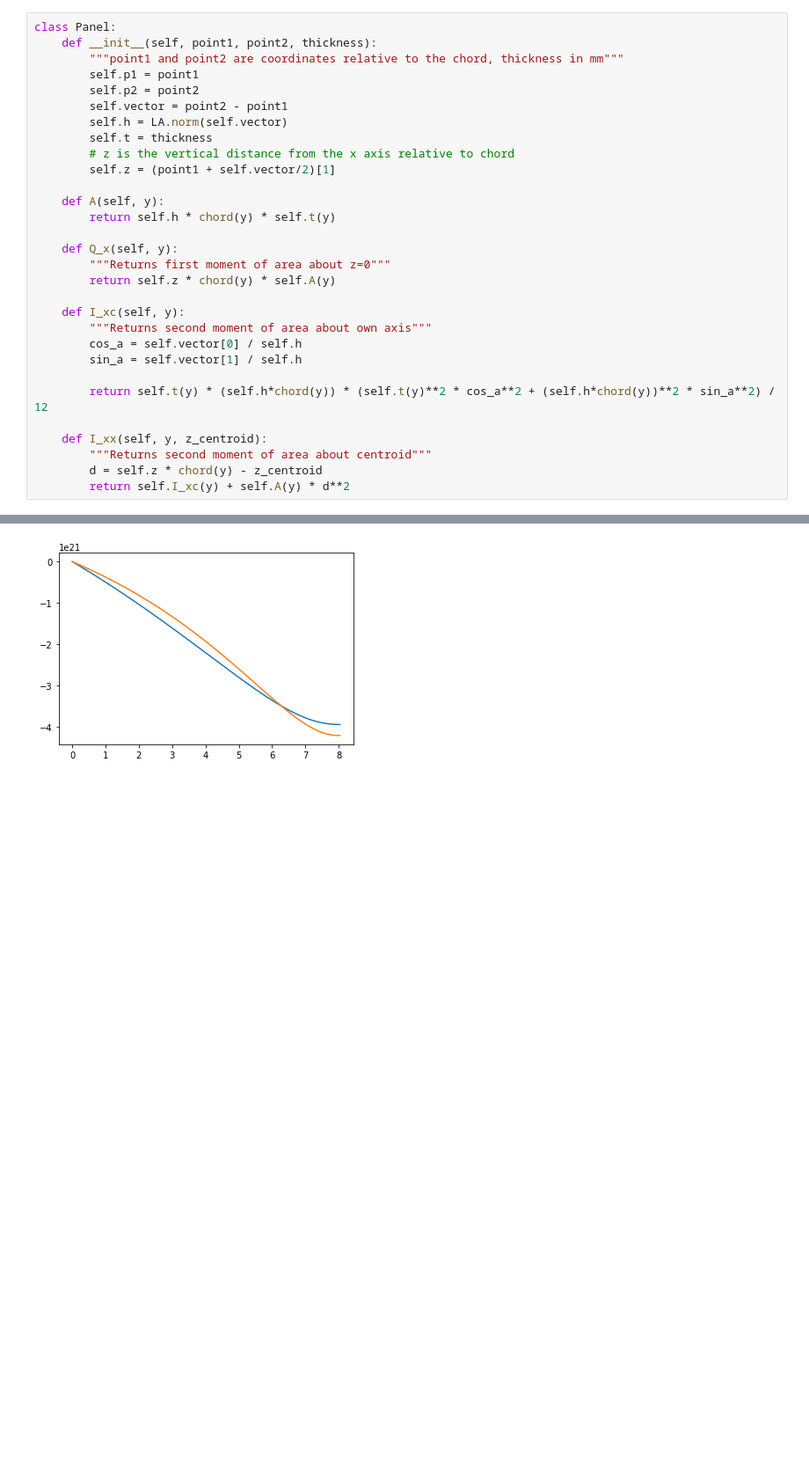
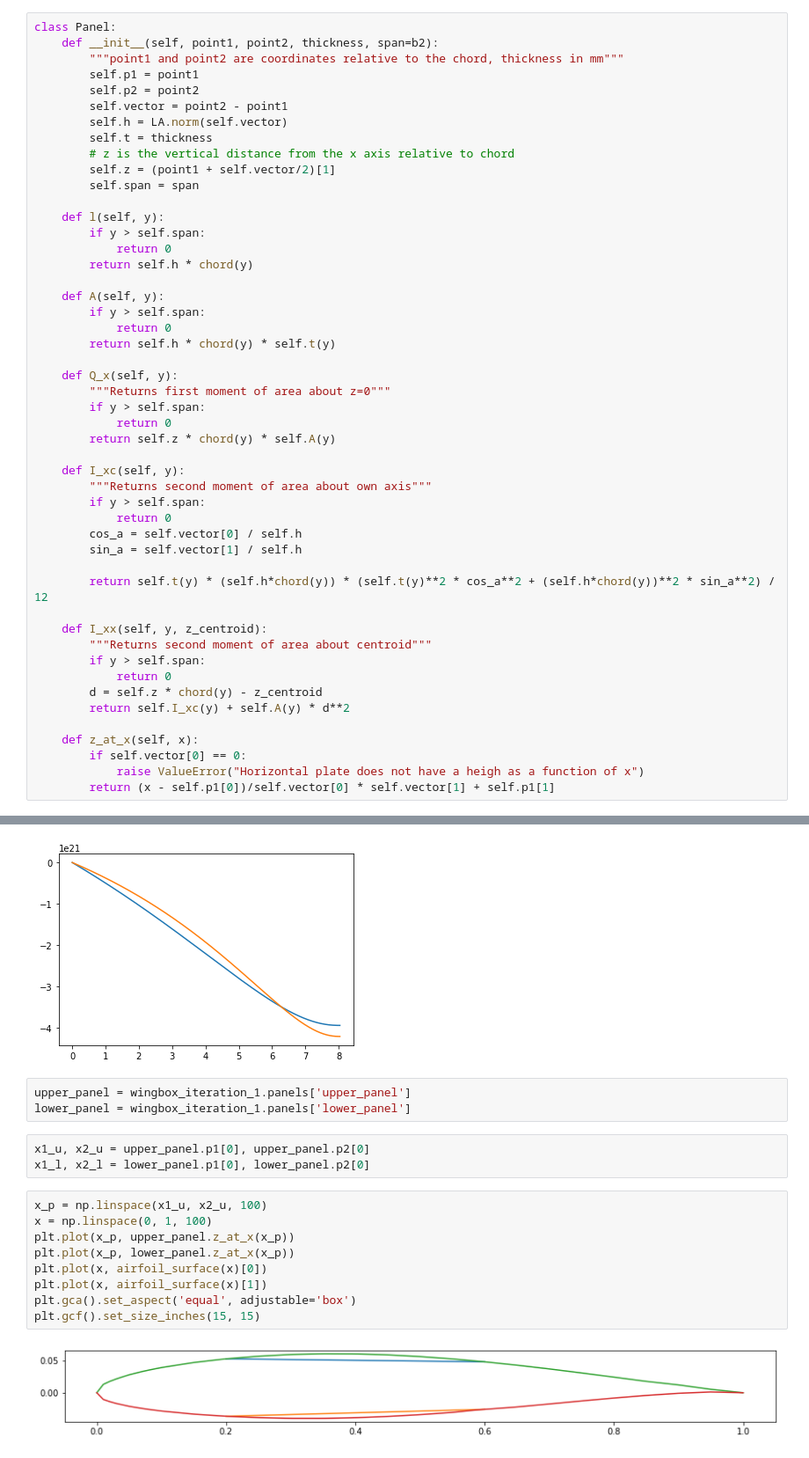
Before and after one commit to LucaDissel/Workpackage4-5, a Jupyter notebook: Main.ipynb, the cells around one changed output, grey strips where cells are left out. Shown: that part at 88% size. Saved outputs shown, nothing was run; the diff lists cells and outputs as text; blank space fills up the shorter version.

Commit message:
Added multi cell wingbox support.

```diff
--- a/Main.ipynb
+++ b/Main.ipynb
@@ -30,7 +30,7 @@ def chord_length(y):
     return root_c + y * (tip_c - root_c)/b2
 # %%
 class Panel:
-    def __init__(self, point1, point2, thickness):
+    def __init__(self, point1, point2, thickness, span=b2):
         """point1 and point2 are coordinates relative to the chord, thickness in mm"""
         self.p1 = point1
         self.p2 = point2
@@ -39,16 +39,28 @@ class Panel:
         self.t = thickness
         # z is the vertical distance from the x axis relative to chord
         self.z = (point1 + self.vector/2)[1]
+        self.span = span
+
+    def l(self, y):
+        if y > self.span:
+            return 0
+        return self.h * chord(y)
 
     def A(self, y):
+        if y > self.span:
+            return 0
         return self.h * chord(y) * self.t(y)
 
     def Q_x(self, y):
         """Returns first moment of area about z=0"""
+        if y > self.span:
+            return 0
         return self.z * chord(y) * self.A(y)
 
     def I_xc(self, y):
         """Returns second moment of area about own axis"""
+        if y > self.span:
+            return 0
         cos_a = self.vector[0] / self.h
         sin_a = self.vector[1] / self.h
 
@@ -56,8 +68,15 @@ class Panel:
 
     def I_xx(self, y, z_centroid):
         """Returns second moment of area about centroid"""
+        if y > self.span:
+            return 0
         d = self.z * chord(y) - z_centroid
         return self.I_xc(y) + self.A(y) * d**2
+
+    def z_at_x(self, x):
+        if self.vector[0] == 0:
+            raise ValueError("Horizontal plate does not have a heigh as a function of x")
+        return (x - self.p1[0])/self.vector[0] * self.vector[1] + self.p1[1]
 # %%
 class Stringer:
     def __init__(self, area, point, length):
@@ -275,3 +377,20 @@ plt.plot(y,theta(y, wingbox_iteration_2))
 # %% [output]
 [<matplotlib.lines.Line2D at 0x...>]
 [figure]
+# %%
+upper_panel = wingbox_iteration_1.panels['upper_panel']
+lower_panel = wingbox_iteration_1.panels['lower_panel']
+# %%
+x1_u, x2_u = upper_panel.p1[0], upper_panel.p2[0]
+x1_l, x2_l = lower_panel.p1[0], lower_panel.p2[0]
+# %%
+x_p = np.linspace(x1_u, x2_u, 100)
+x = np.linspace(0, 1, 100)
+plt.plot(x_p, upper_panel.z_at_x(x_p))
+plt.plot(x_p, lower_panel.z_at_x(x_p))
+plt.plot(x, airfoil_surface(x)[0])
+plt.plot(x, airfoil_surface(x)[1])
+plt.gca().set_aspect('equal', adjustable='box')
+plt.gcf().set_size_inches(15, 15)
+# %% [output]
+[figure, added]
```
Also changed, not shown: parts of 2 cells of this notebook.
